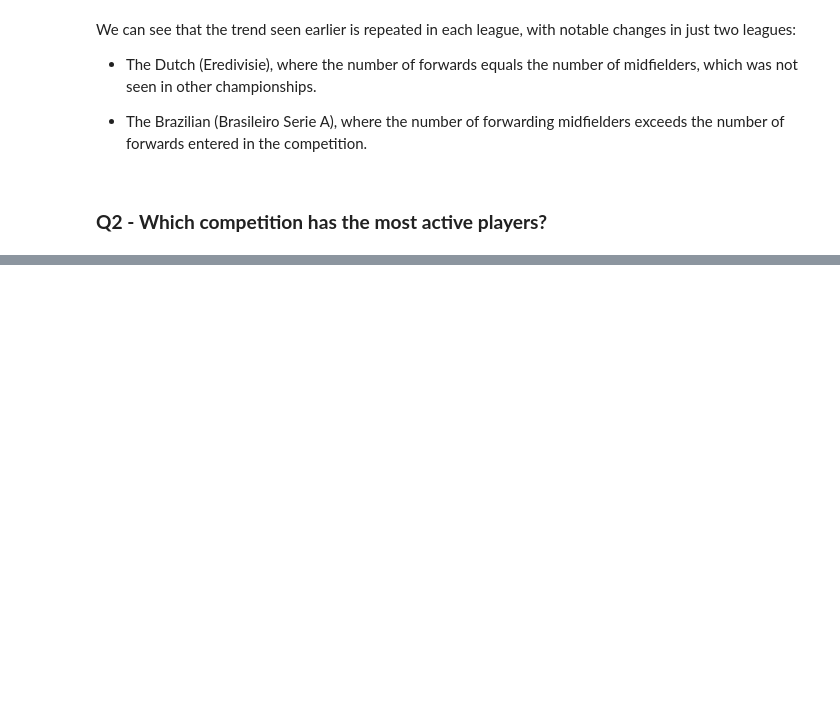
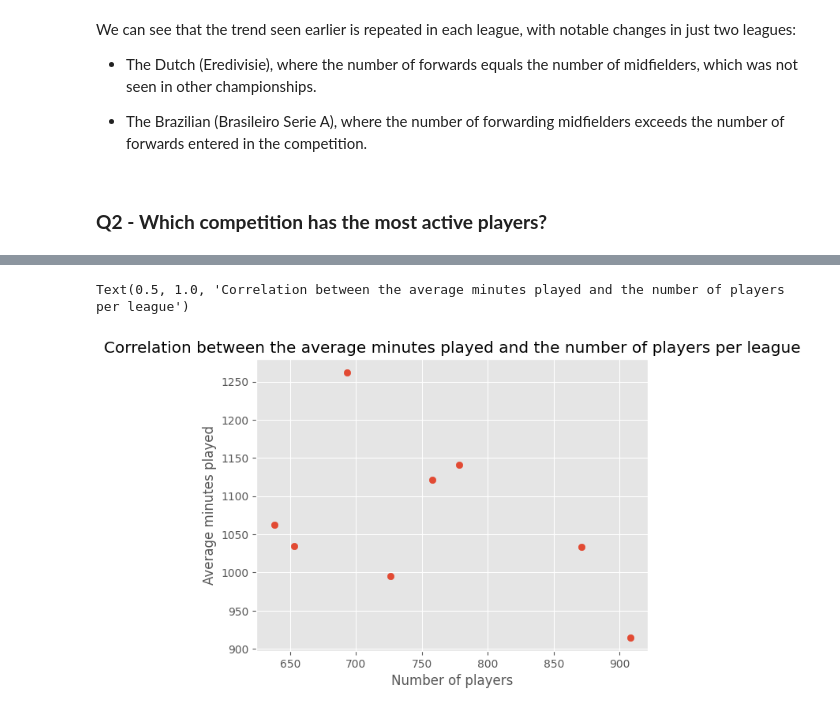
Before and after one commit to dnsrsdata/Football_Player_Rec_Syst, a Jupyter notebook: notebooks/EDA.ipynb, the cells around one changed output, grey strips where cells are left out. Saved outputs shown, nothing was run; the diff lists cells and outputs as text; code cells hidden in the pictures; blank space fills up the shorter version.

```diff
--- a/notebooks/EDA.ipynb
+++ b/notebooks/EDA.ipynb
@@ -67,0 +81,17 @@ We can see that the trend seen earlier is repeated in each league, with notable
+# %%
+# Grouping the data
+mean_minPerComp = data.groupby('Comp')['Min'].mean().to_frame()
+comp_qtd_df = data[data['90s']>0].Comp.value_counts().to_frame().reset_index().rename(columns = {'Comp':'qtd',
+                                                                                                 'index':'Comp'})
+minQtdPerComp = mean_minPerComp.merge(comp_qtd_df, on = 'Comp')
+# %%
+# Plotting the correlation between the variables
+plt.scatter(x = minQtdPerComp.qtd, y = minQtdPerComp.Min)
+
+# Adding a title and labels
+plt.xlabel('Number of players', fontweight='bold')
+plt.ylabel('Average minutes played', fontweight='bold')
+plt.title('Correlation between the average minutes played and the number of players per league')
+# %% [output]
+Text(0.5, 1.0, 'Correlation between the average minutes played and the number of players per league')
+[figure, added]
```
Also changed, not shown: parts of 15 cells of this notebook.
